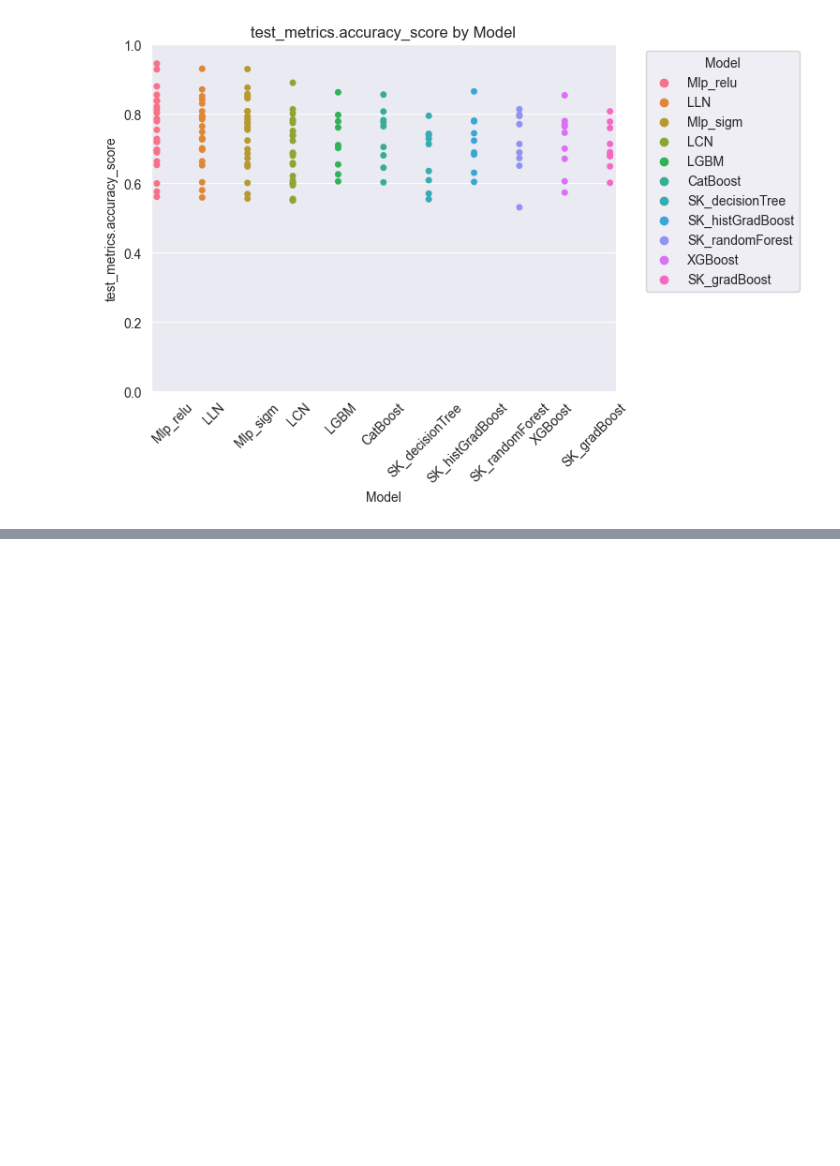
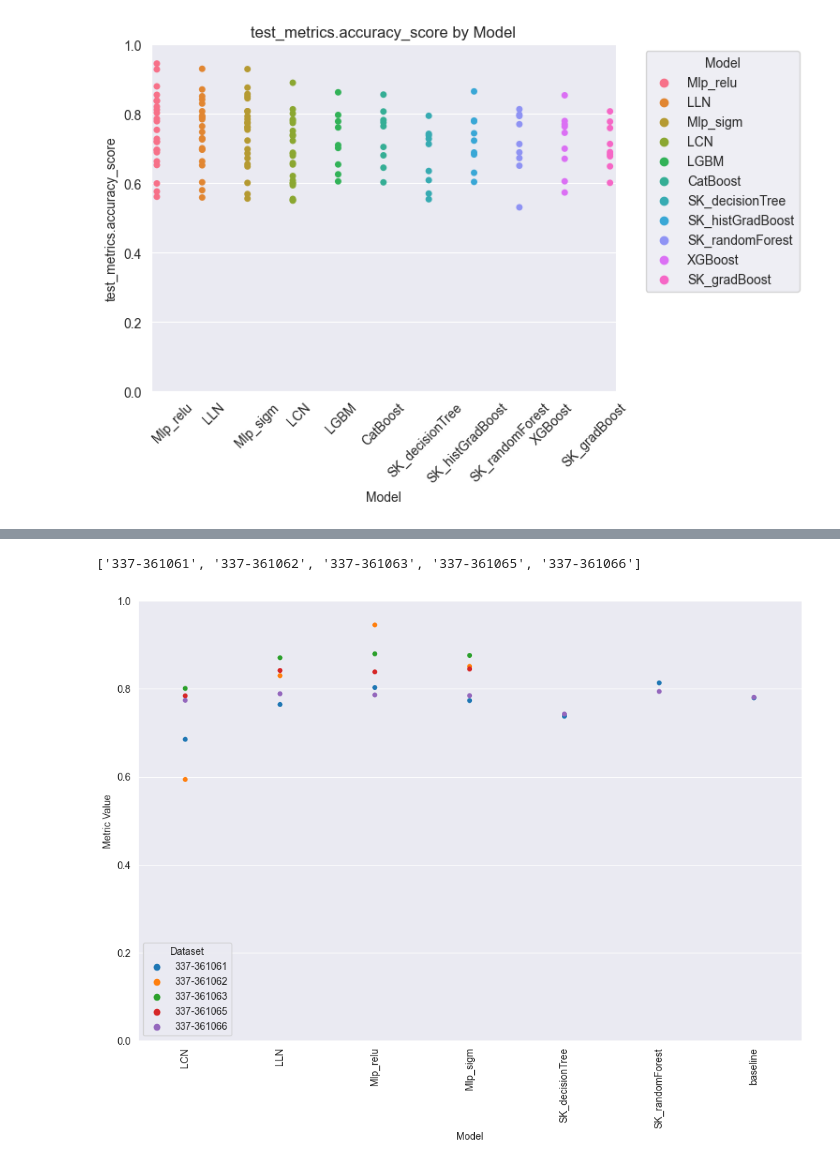
Before and after one commit to Bartosz-G/non-homogenous-data-working-repo, a Jupyter notebook: results/ResultsAnalysis.ipynb, the cells around one changed output, grey strips where cells are left out. Saved outputs shown, nothing was run; the diff lists cells and outputs as text; code cells hidden in the pictures; blank space fills up the shorter version.

```diff
--- a/results/ResultsAnalysis.ipynb
+++ b/results/ResultsAnalysis.ipynb
@@ -163,0 +217,7 @@ Index(['model', '334-361110', '334-361111', '334-361113', '334-361282',
+# %%
+to_plot = top_acc_per_dataset.columns.tolist()[10:15]
+print(to_plot)
+plot_per_datasets(top_acc_per_dataset, to_plot, scale = True)
+# %% [output]
+['337-361061', '337-361062', '337-361063', '337-361065', '337-361066']
+[figure, added]
```
Also changed, not shown: parts of 23 cells of this notebook, 4 other files.
